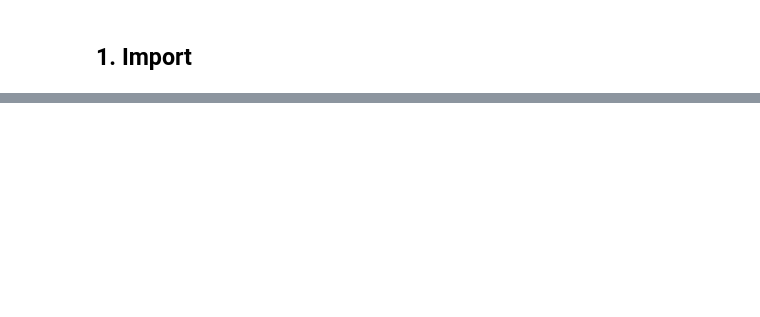
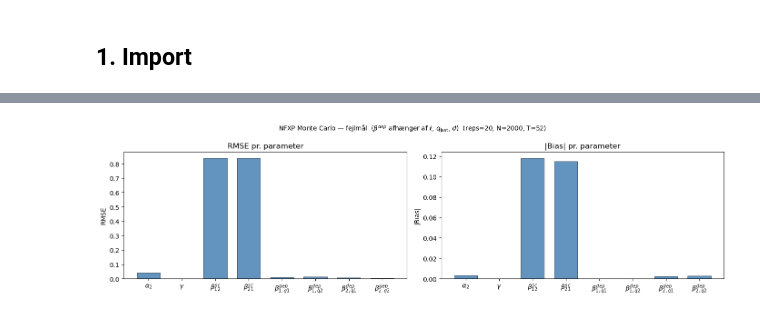
Before and after one commit to OEiberg/dp_ucph_oe, a Jupyter notebook: Term Paper OEJ x SRL/nfxp_quantity_dep.ipynb, the cells around one changed output, grey strips where cells are left out. Saved outputs shown, nothing was run; the diff lists cells and outputs as text; code cells hidden in the pictures; blank space fills up the shorter version.

```diff
--- a/Term Paper OEJ x SRL/nfxp_quantity_dep.ipynb
+++ b/Term Paper OEJ x SRL/nfxp_quantity_dep.ipynb
@@ -545,30 +599,32 @@ plt.show()
 # %%
-# Bias and RMSE bar chart — summarizes estimation accuracy across parameters
+# Bias og RMSE søjlediagram
 labels   = [latex_lbl.get(n, n) for n in PARAM_NAMES]
 bias_abs = [abs(summary.loc[summary["param"] == n, "bias"].values[0]) for n in PARAM_NAMES]
 rmse_v   = [summary.loc[summary["param"] == n, "rmse"].values[0]      for n in PARAM_NAMES]
 
 x = np.arange(len(PARAM_NAMES))
 w = 0.35
 
 fig, axes = plt.subplots(1, 2, figsize=(14, 4))
 
 for ax, vals, ylabel, title in [
-    (axes[0], rmse_v,   "RMSE",   "RMSE per parameter"),
-    (axes[1], bias_abs, "|Bias|", "|Bias| per parameter"),
+    (axes[0], rmse_v,   "RMSE",   "RMSE pr. parameter"),
+    (axes[1], bias_abs, "|Bias|", "|Bias| pr. parameter"),
 ]:
     ax.bar(x, vals, 2 * w, color="steelblue", alpha=0.85, edgecolor="black", lw=0.5)
     ax.set_xticks(x)
     ax.set_xticklabels(labels, fontsize=10)
     ax.set_ylabel(ylabel)
     ax.set_title(title)
     ax.axhline(0, color="black", lw=0.5)
 
 fig.suptitle(
-    r"NFXP Monte Carlo — error metrics  ($\beta^{dep}$ depends on $\ell$, $q_{\rm last}$, $d$)"
+    r"NFXP Monte Carlo — fejlmål  ($\beta^{dep}$ afhænger af $\ell$, $q_{\rm last}$, $d$)"
     f"  (reps={MC_REPS}, N={N}, T={T})",
     fontsize=10,
 )
 plt.tight_layout()
 plt.savefig("nfxp_mc_bias_rmse.pdf", bbox_inches="tight")
 plt.show()
+# %% [output]
+[figure, added]
```
Also changed, not shown: parts of 25 cells of this notebook, 1 other file.
